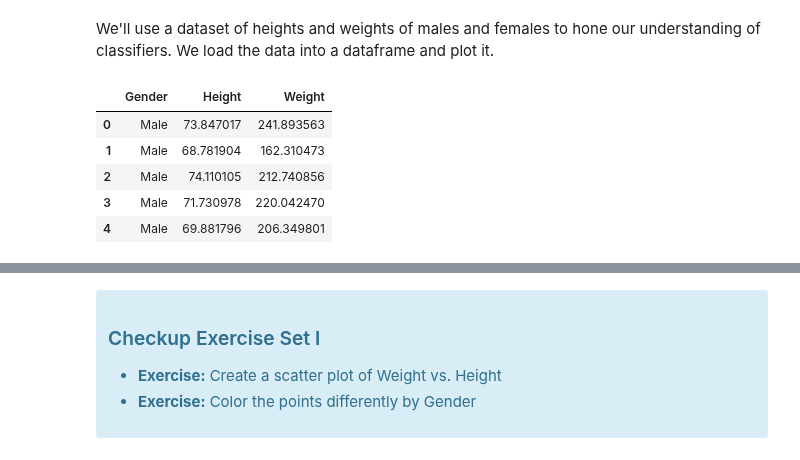
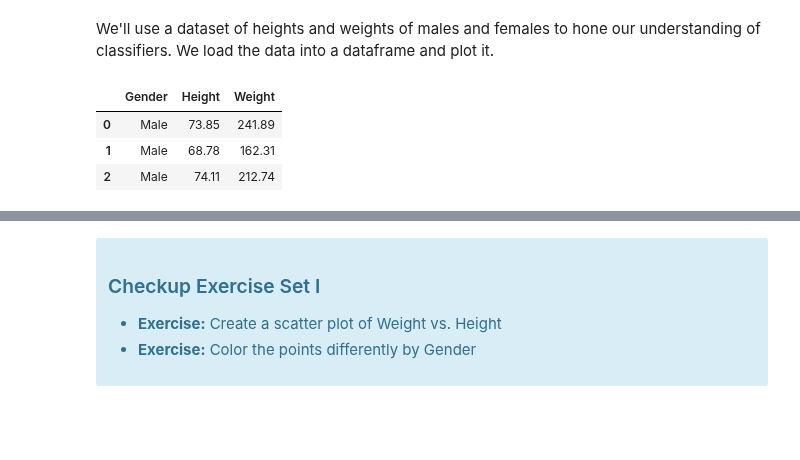
Before and after one commit to dantohe/Springboard, a Jupyter notebook: classification/logistic_regression/Mini_Project_Logistic_Regression.ipynb, the cells around one changed output, grey strips where cells are left out. Saved outputs shown, nothing was run; the diff lists cells and outputs as text; code cells hidden in the pictures; blank space fills up the shorter version.

```diff
--- a/classification/logistic_regression/Mini_Project_Logistic_Regression.ipynb
+++ b/classification/logistic_regression/Mini_Project_Logistic_Regression.ipynb
@@ -95,14 +97,12 @@ def points_plot_prob(ax, Xtr, Xte, ytr, yte, clf, colorscale=cmap_light,
 We'll use a dataset of heights and weights of males and females to hone our understanding of classifiers. We load the data into a dataframe and plot it.
 # %%
 dflog = pd.read_csv("data/01_heights_weights_genders.csv.zip")
-dflog.head()
+dflog.head(3)
 # %% [output]
 |  | Gender | Height | Weight |
-| 0 | Male | 73.847017 | 241.893563 |
-| 1 | Male | 68.781904 | 162.310473 |
-| 2 | Male | 74.110105 | 212.740856 |
-| 3 | Male | 71.730978 | 220.042470 |
-| 4 | Male | 69.881796 | 206.349801 |
+| 0 | Male | 73.85 | 241.89 |
+| 1 | Male | 68.78 | 162.31 |
+| 2 | Male | 74.11 | 212.74 |
 # %% [markdown]
 Remember that the form of data we will use always is
 
```
Also changed, not shown: parts of 7 cells of this notebook.
